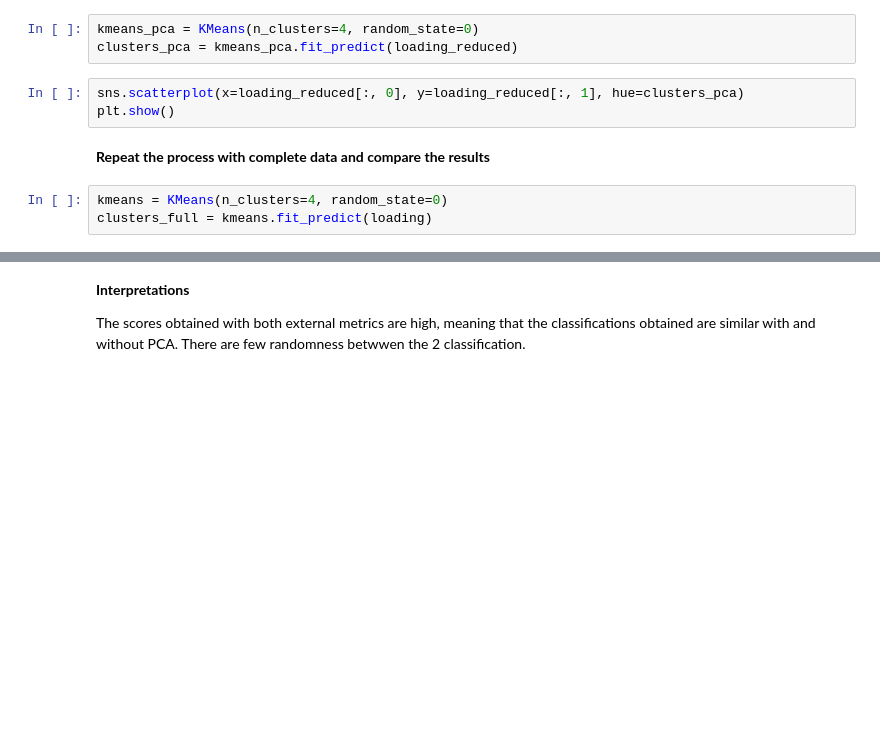
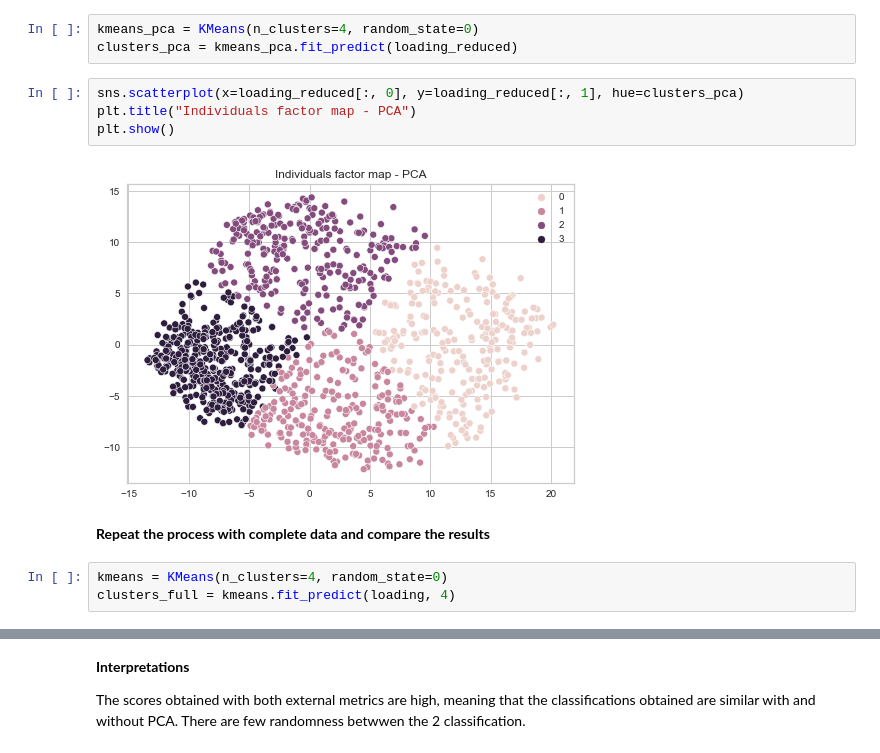
Before and after one commit to FeedAFish/4MADA, a Jupyter notebook: Projet/Python/pythonnotebook.ipynb, the cells around one changed output, grey strips where cells are left out. Cells and saved outputs as stored; diff of their text form; blank space fills up the shorter version.

```diff
--- a/Projet/Python/pythonnotebook.ipynb
+++ b/Projet/Python/pythonnotebook.ipynb
@@ -499,12 +491,15 @@ kmeans_pca = KMeans(n_clusters=4, random_state=0)
 clusters_pca = kmeans_pca.fit_predict(loading_reduced)
 # %%
 sns.scatterplot(x=loading_reduced[:, 0], y=loading_reduced[:, 1], hue=clusters_pca)
+plt.title("Individuals factor map - PCA")
 plt.show()
+# %% [output]
+[figure, added]
 # %% [markdown]
 **Repeat the process with complete data and compare the results**
 # %%
 kmeans = KMeans(n_clusters=4, random_state=0)
-clusters_full = kmeans.fit_predict(loading)
+clusters_full = kmeans.fit_predict(loading, 4)
 # %%
 sns.scatterplot(x=loading_pca[:, 0], y=loading_pca[:, 1], hue=clusters_full)
 plt.show()
```
Also changed, not shown: parts of 27 cells of this notebook.
